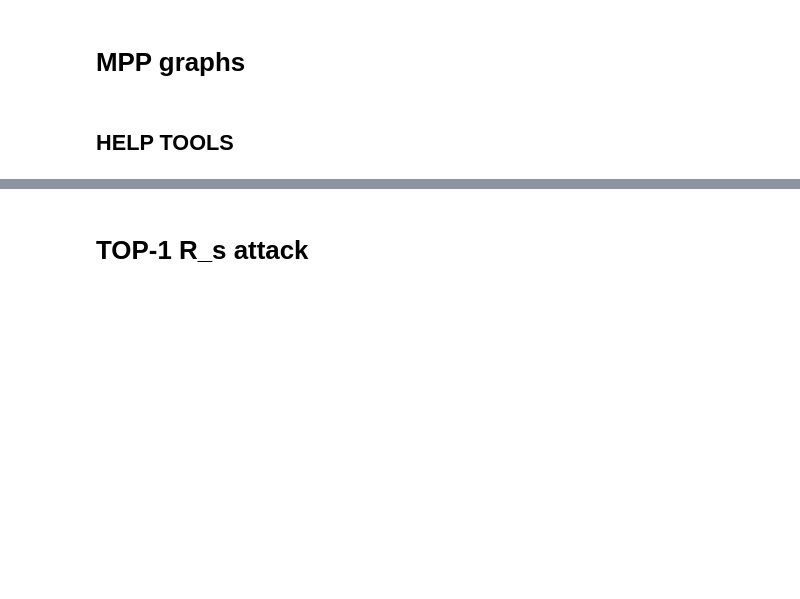
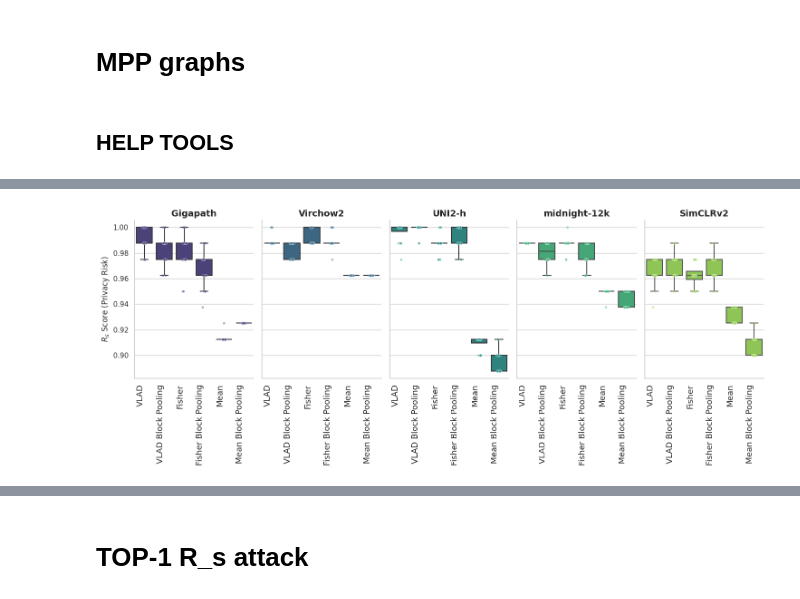
Before and after one commit to RationAI/similarity, a Jupyter notebook: examples/analyze.ipynb, the cells around one changed output, grey strips where cells are left out. Cells and saved outputs as stored; diff of their text form; code cells hidden in the pictures; blank space fills up the shorter version.

```diff
--- a/examples/analyze.ipynb
+++ b/examples/analyze.ipynb
@@ -210,0 +256,19 @@ types = ["slides_v4"]
+# %%
+enc = ["0", "1", "2", "3", "4"]
+mpp = ["10"]
+
+emb_col = [
+    "vlad_default",
+    "vlad_default_super",
+    "fisher_default",
+    "fisher_default_super",
+    "mean_default",
+    "mean_default_super",
+]
+
+types = ["slides_v4"]
+if os.path.exists("vysledky_20_seeds_patient_filter.csv"):
+    df_vysledky = pd.read_csv("vysledky_20_seeds_patient_filter.csv")
+else:
+    df_vysledky = analyze_20_seeds_with_patient_filter("/data/fs201053/jb88526/", enc, types, emb_col)
+    df_vysledky.to_csv("vysledky_20_seeds_patient_filter.csv", index=False)
@@ -210,0 +277,63 @@ types = ["slides_v4"]
+# %%
+import seaborn as sns
+import matplotlib.pyplot as plt
+
+# 1. Definice mapování
+encoder_names = {
+    "Encoder 0": "Gigapath",
+    "Encoder 1": "Virchow2",
+    "Encoder 2": "UNI2-h",
+    "Encoder 3": "midnight-12k",
+    "Encoder 4": "SimCLRv2"
+}
+
+method_names = {
+    "vlad_default": "VLAD",
+    "vlad_default_super": "VLAD Block Pooling",
+    "fisher_default": "Fisher",
+    "fisher_default_super": "Fisher Block Pooling",
+    "mean_default": "Mean",
+    "mean_default_super": "Mean Block Pooling"
+}
+
+# 2. Příprava dat
+df_plot = df_vysledky.copy()
+df_plot['enc'] = df_plot['enc'].map(encoder_names)
+df_plot['method'] = df_plot['method'].map(method_names)
+
+# !!! DŮLEŽITÉ: Musíme přejmenovat i seznam pro řazení (order) !!!
+new_order = [method_names[m] for m in emb_col if m in method_names]
+
+# 3. Vykreslení pomocí FacetGrid
+g = sns.FacetGrid(
+    df_plot,
+    col="enc",
+    hue="enc",
+    palette="viridis",
+    sharey=True,
+    height=6,
+    aspect=0.5 # Trochu užší, aby se jich vešlo víc vedle sebe
+)
+
+# Vykreslíme boxy a stripplot s NOVÝM pořadím
+g.map(sns.boxplot, "method", "rs_value", order=new_order, showfliers=False, linewidth=1.5)
+g.map(sns.stripplot, "method", "rs_value", order=new_order, jitter=True, alpha=0.4, size=4, linewidth=0.5, edgecolor="white")
+
+# --- ÚPRAVY POPISKŮ A ESTETIKY ---
+for ax in g.axes.flat:
+    # ha='right' s rotací 45 nebo 60 vypadá obvykle lépe než 90,
+    # ale pokud máš dlouhé názvy, nech 90.
+    ax.set_xticklabels(ax.get_xticklabels(), rotation=90, ha='right', fontsize=13)
+
+    # Vyčištění nadpisů
+    curr_title = ax.get_title()
+    clean_title = curr_title.replace("enc = ", "")
+    ax.set_title(clean_title, fontsize=14, fontweight='bold')
+
+# Úprava popisků os a horní mezery pro nadpisy
+g.set_axis_labels("", "$R_s$ Score (Privacy Risk)")
+plt.subplots_adjust(top=0.85, wspace=0.1) # Mezery mezi grafy
+plt.tight_layout()
+plt.show()
+# %% [output]
+[figure, added]
```
Also changed, not shown: parts of 34 cells of this notebook, 4 other files.
